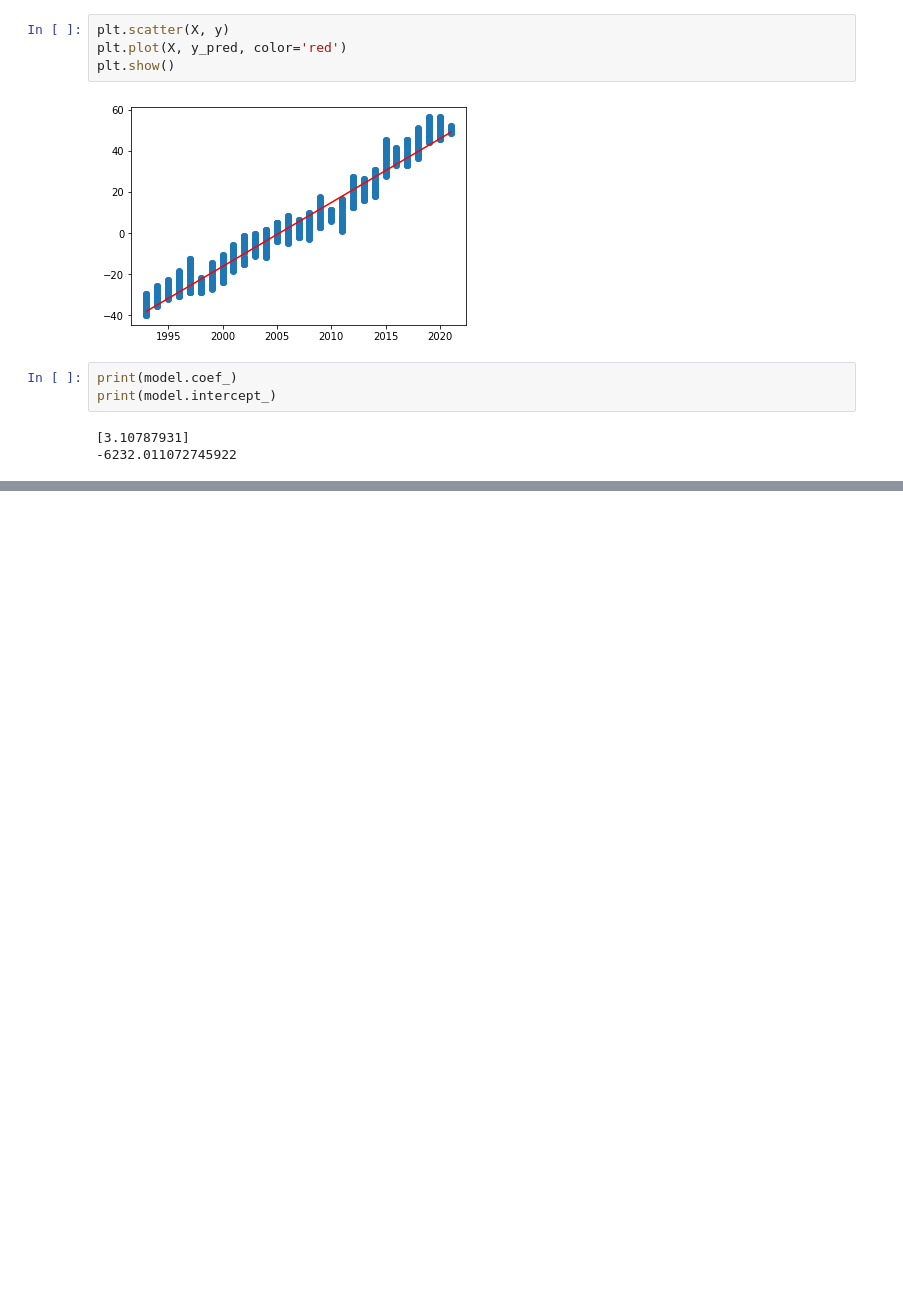
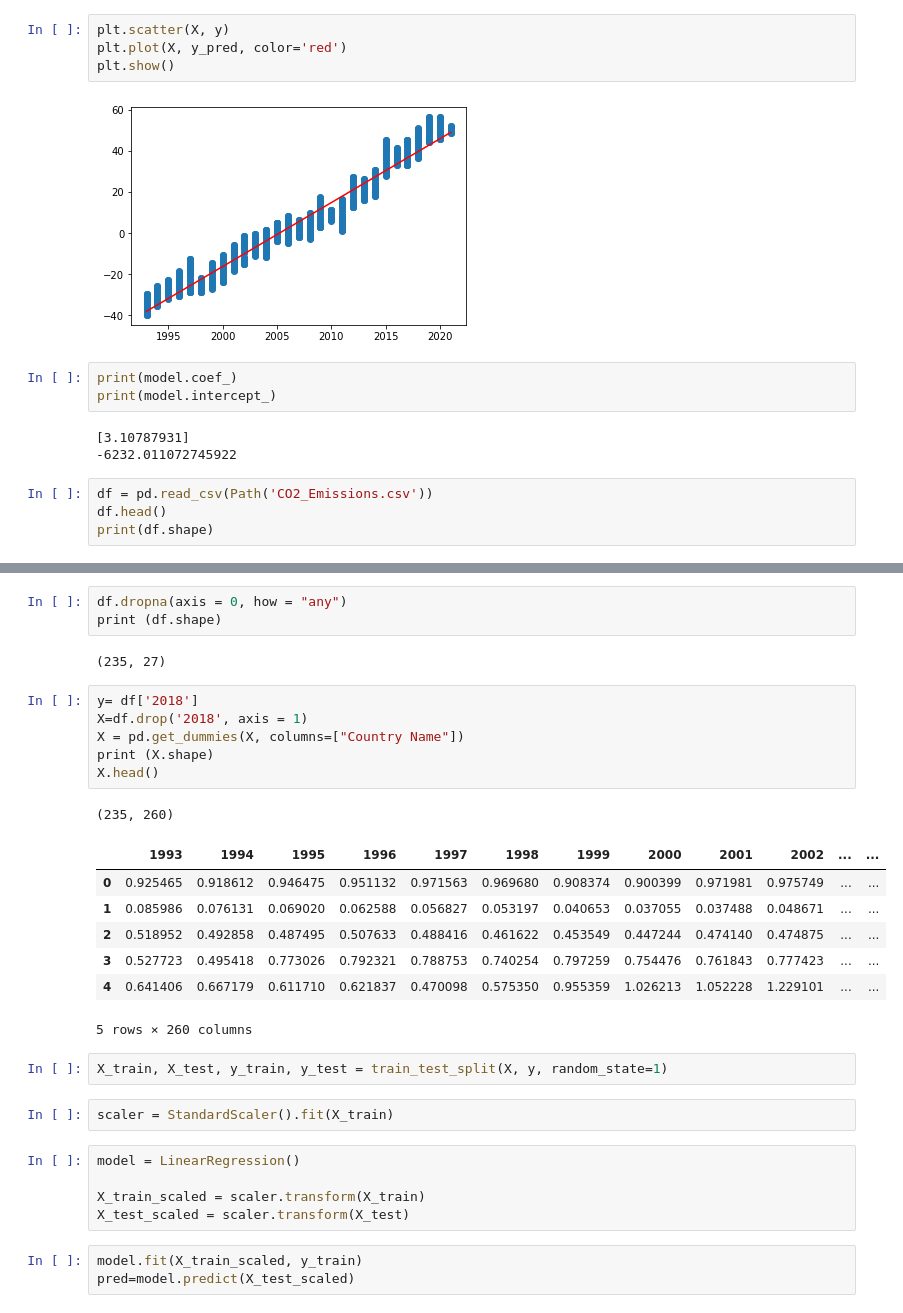
Before and after one commit to andrewhoeppner/final_project, a Jupyter notebook: linear regression.ipynb, the cells around one changed output, grey strips where cells are left out. Saved outputs shown, nothing was run; the diff lists cells and outputs as text; blank space fills up the shorter version.

```diff
--- a/linear regression.ipynb
+++ b/linear regression.ipynb
@@ -59,3 +75,7 @@ print(model.intercept_)
 # %% [output]
 [3.10787931]
 -6232.011072745922
+# %%
+df = pd.read_csv(Path('CO2_Emissions.csv'))
+df.head()
+print(df.shape)
@@ -61,0 +110,32 @@ print(model.intercept_)
+# %%
+df.dropna(axis = 0, how = "any")
+print (df.shape)
+# %% [output]
+(235, 27)
+# %%
+y= df['2018']
+X=df.drop('2018', axis = 1)
+X = pd.get_dummies(X, columns=["Country Name"])
+print (X.shape)
+X.head()
+# %% [output]
+(235, 260)
+|  | 1993 | 1994 | 1995 | 1996 | 1997 | 1998 | 1999 | 2000 | 2001 | 2002 | ... | ... |
+| 0 | 0.925465 | 0.918612 | 0.946475 | 0.951132 | 0.971563 | 0.969680 | 0.908374 | 0.900399 | 0.971981 | 0.975749 | ... | ... |
+| 1 | 0.085986 | 0.076131 | 0.069020 | 0.062588 | 0.056827 | 0.053197 | 0.040653 | 0.037055 | 0.037488 | 0.048671 | ... | ... |
+| 2 | 0.518952 | 0.492858 | 0.487495 | 0.507633 | 0.488416 | 0.461622 | 0.453549 | 0.447244 | 0.474140 | 0.474875 | ... | ... |
+| 3 | 0.527723 | 0.495418 | 0.773026 | 0.792321 | 0.788753 | 0.740254 | 0.797259 | 0.754476 | 0.761843 | 0.777423 | ... | ... |
+| 4 | 0.641406 | 0.667179 | 0.611710 | 0.621837 | 0.470098 | 0.575350 | 0.955359 | 1.026213 | 1.052228 | 1.229101 | ... | ... |
+5 rows × 260 columns
+# %%
+X_train, X_test, y_train, y_test = train_test_split(X, y, random_state=1)
+# %%
+scaler = StandardScaler().fit(X_train)
+# %%
+model = LinearRegression()
+
+X_train_scaled = scaler.transform(X_train)
+X_test_scaled = scaler.transform(X_test)
+# %%
+model.fit(X_train_scaled, y_train)
+pred=model.predict(X_test_scaled)
```
Also changed, not shown: parts of 5 cells of this notebook, 7 other files.
